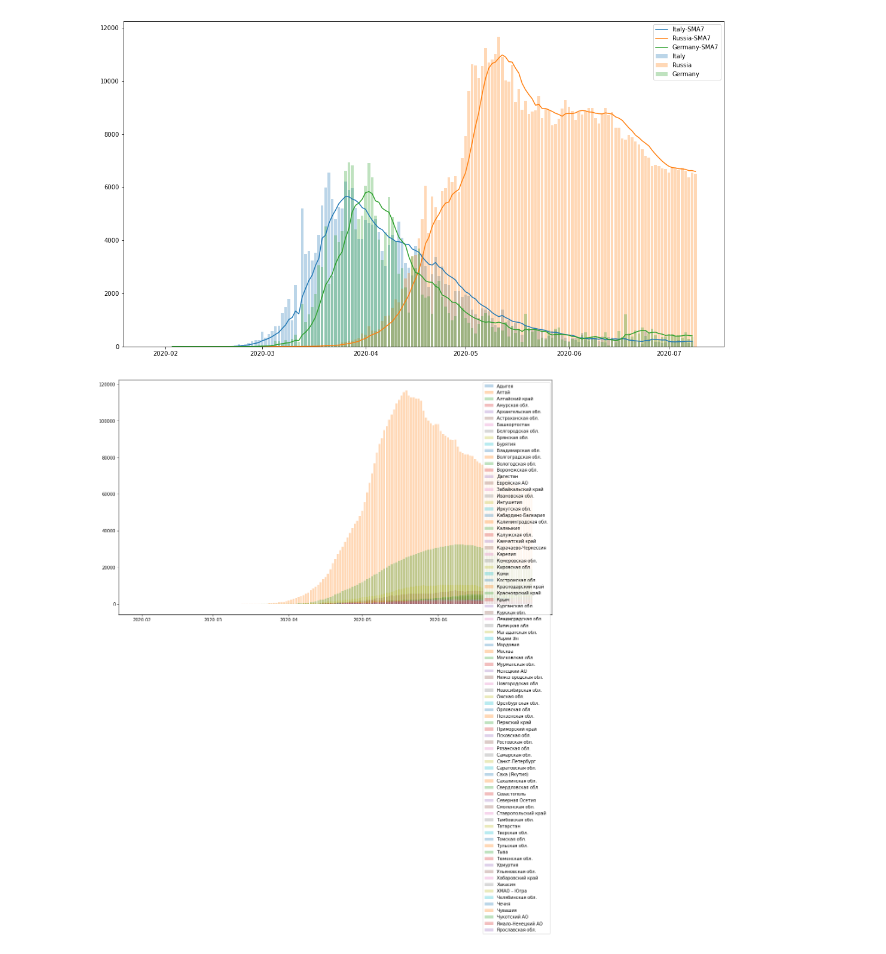
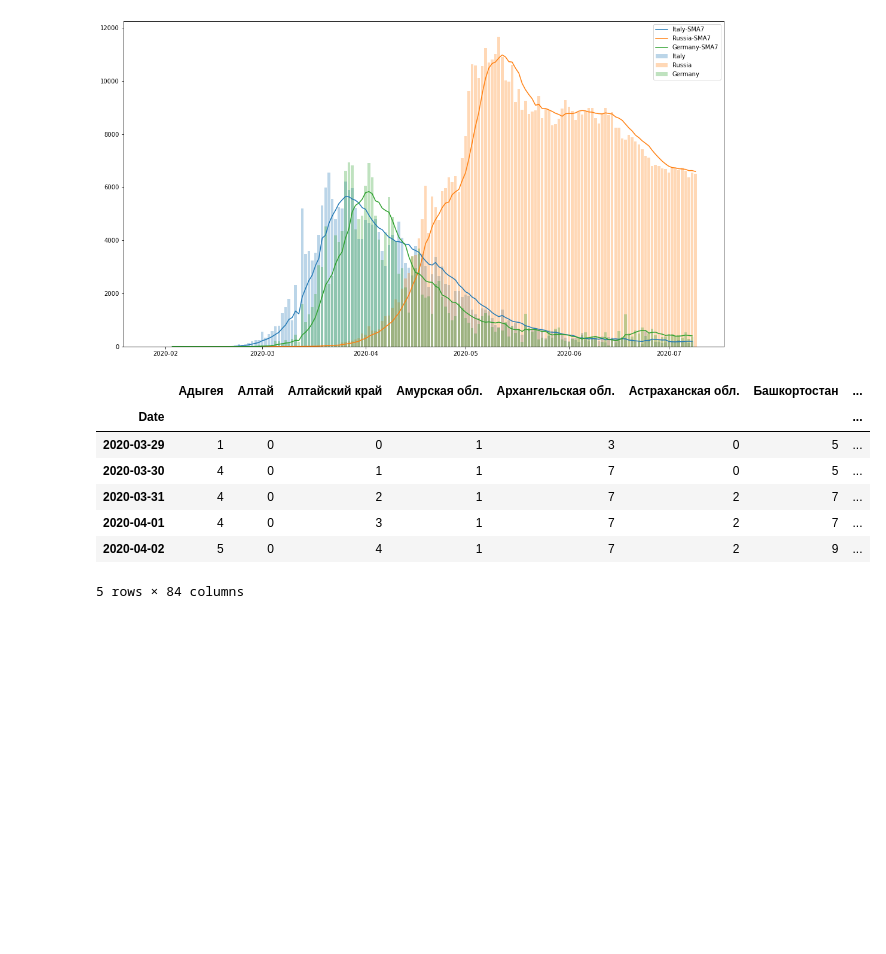
Before and after one commit to guest512/CovidSandbox, a Jupyter notebook: ReportsProcessing/ReportsProcessing.ipynb, the cells around one changed output. Drawn from its saved outputs; the diff is of its cells as text; code cells hidden in the pictures; blank space fills up the shorter version.

```diff
--- a/ReportsProcessing/ReportsProcessing.ipynb
+++ b/ReportsProcessing/ReportsProcessing.ipynb
@@ -33,19 +33,4 @@ region_dfs = {}
 for region_report in os.listdir(russiaRegions):
     region_report_path = os.path.join(russiaRegions, region_report)
     region_df = pd.read_csv(region_report_path, parse_dates=["Date"], index_col = "Date", dayfirst=True)
-    region_dfs[os.path.splitext(region_report)[0]] = region_df
-
-
-pyplot.figure(figsize=(18,10))
-
-ax = pyplot.subplot(111)
-ax.xaxis_date()
-
-for region, region_df in region_dfs.items():
-    ax.bar(region_df.index, region_df['Active'].values, label=region, alpha=0.3)
-
-#ax.set_ylim(bottom=0)
-ax.legend()
-pyplot.show()
+    region_dfs[os.path.splitext(region_report)[0]] = region_df.iloc[58:]
-# %% [output]
-[figure, removed]
@@ -51,0 +39,18 @@ pyplot.show()
+# %%
+column_name = "Active"
+
+regions_df = pd.DataFrame()
+
+for region, region_df in region_dfs.items():
+    regions_df[region] = region_dfs[region][column_name]
+
+regions_df.head()
+# %% [output]
+|  | Адыгея | Алтай | Алтайский край | Амурская обл. | Архангельская обл. | Астраханская обл. | Башкортостан | ... |
+| Date |  |  |  |  |  |  |  | ... |
+| 2020-03-29 | 1 | 0 | 0 | 1 | 3 | 0 | 5 | ... |
+| 2020-03-30 | 4 | 0 | 1 | 1 | 7 | 0 | 5 | ... |
+| 2020-03-31 | 4 | 0 | 2 | 1 | 7 | 2 | 7 | ... |
+| 2020-04-01 | 4 | 0 | 3 | 1 | 7 | 2 | 7 | ... |
+| 2020-04-02 | 5 | 0 | 4 | 1 | 7 | 2 | 9 | ... |
+5 rows × 84 columns
```
Also changed, not shown: parts of 2 cells of this notebook, 1 other file.
